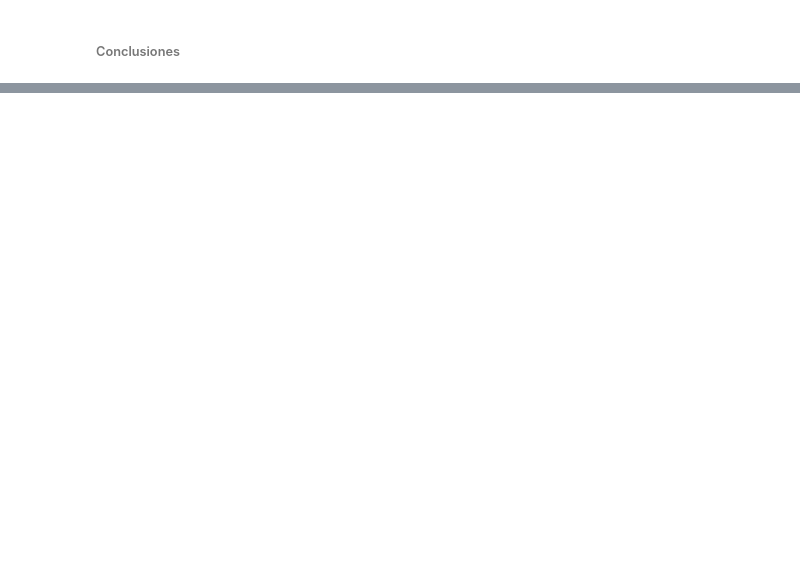
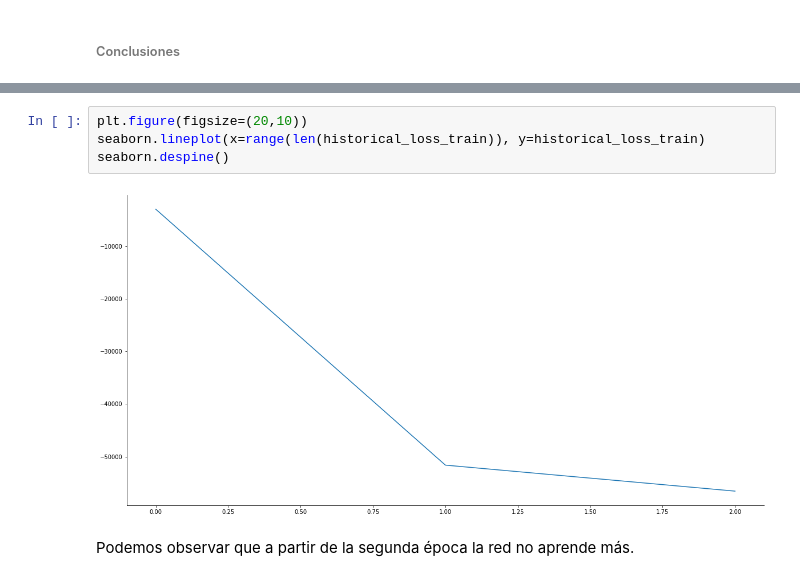
Before and after one commit to DiploDatos2021-EntregablesGrupo10/Deep_Learning, a Jupyter notebook: Aprendizaje_Profundo_Trabajo_Práctico.ipynb, the cells around one changed output, grey strips where cells are left out. Cells and saved outputs as stored; diff of their text form; blank space fills up the shorter version.

```diff
--- a/Aprendizaje_Profundo_Trabajo_Práctico.ipynb
+++ b/Aprendizaje_Profundo_Trabajo_Práctico.ipynb
@@ -359,0 +376,8 @@ Podemos observar que la red en la primer época aprende casi todos los valores.
+# %%
+plt.figure(figsize=(20,10))
+seaborn.lineplot(x=range(len(historical_loss_train)), y=historical_loss_train)
+seaborn.despine()
+# %% [output]
+[figure, added]
+# %% [markdown]
+Podemos observar que a partir de la segunda época la red no aprende más.
```
Also changed, not shown: parts of 23 cells of this notebook.
